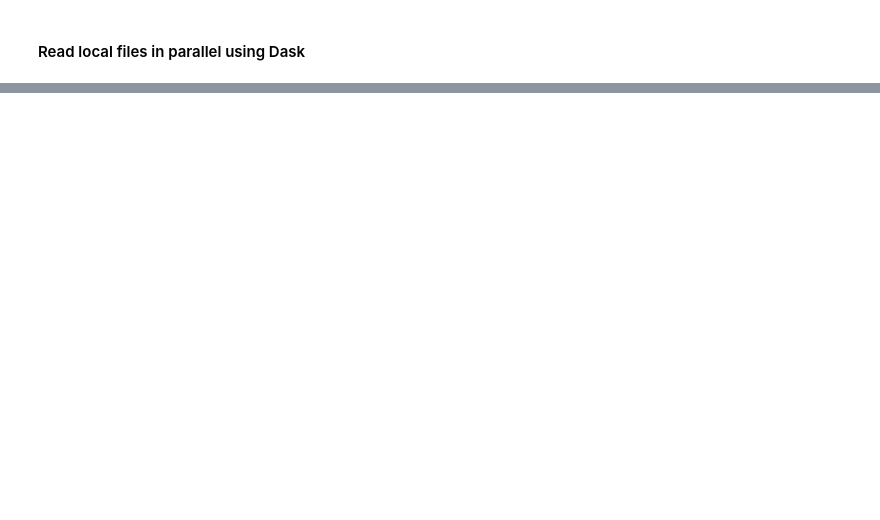
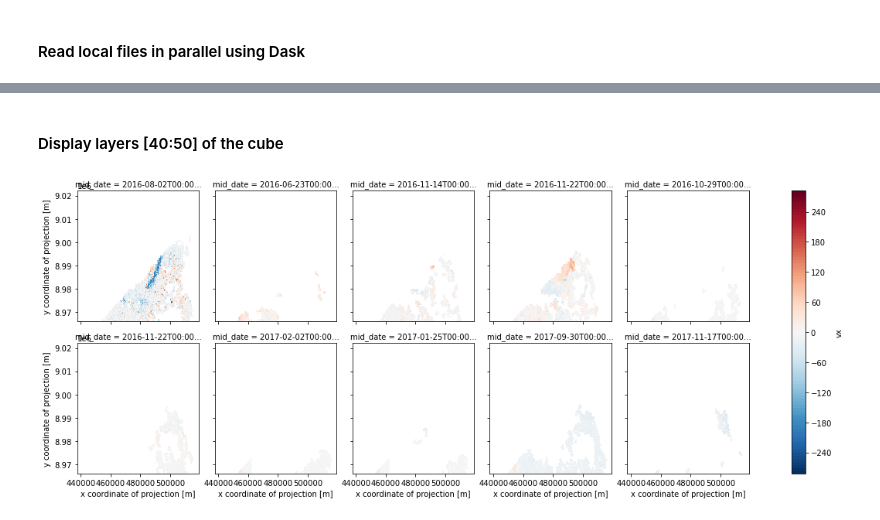
Before and after one commit to nasa-jpl/its_live, a Jupyter notebook: src/notebooks/itscube.ipynb, the cells around one changed output, grey strips where cells are left out. Cells and saved outputs as stored; diff of their text form; code cells hidden in the pictures; blank space fills up the shorter version.

```diff
--- a/src/notebooks/itscube.ipynb
+++ b/src/notebooks/itscube.ipynb
@@ -231,0 +272,6 @@ Not supported anymore since xarray can't use non-unique faceted values (mid_date
+# %% [markdown]
+#### Display layers [40:50] of the cube
+# %%
+cube.plot('vx', (40, 50))
+# %% [output]
+[figure, added]
```
Also changed, not shown: parts of 27 cells of this notebook, 1 other file.
